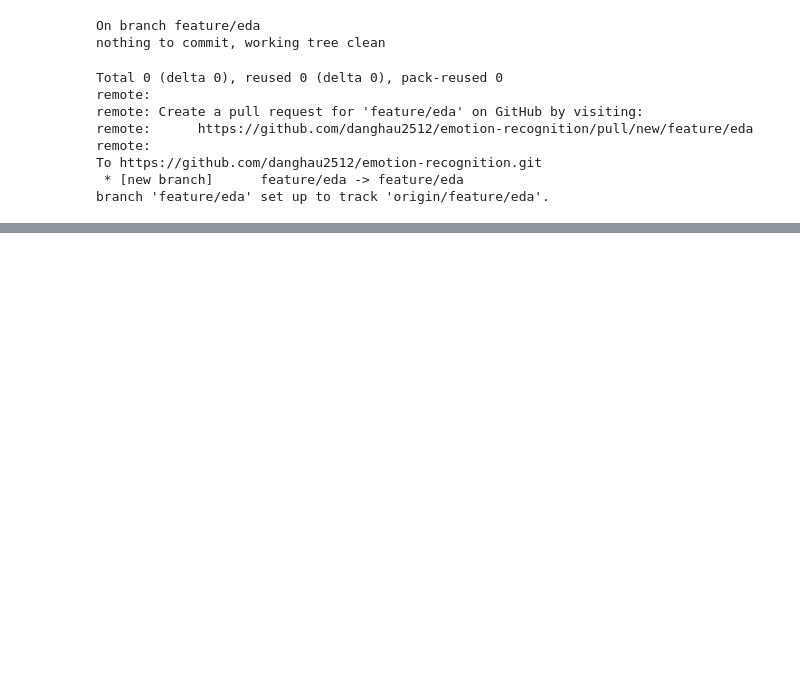
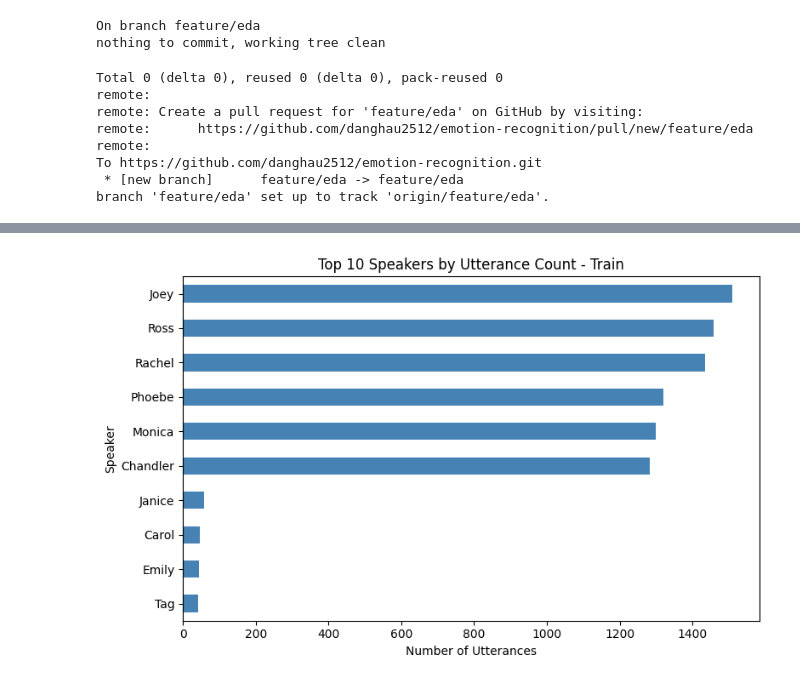
Before and after one commit to danghau2512/emotion-recognition, a Jupyter notebook: notebooks/01_EDA.ipynb, the cells around one changed output, grey strips where cells are left out. Saved outputs shown, nothing was run; the diff lists cells and outputs as text; code cells hidden in the pictures; blank space fills up the shorter version.

```diff
--- a/notebooks/01_EDA.ipynb
+++ b/notebooks/01_EDA.ipynb
@@ -389,0 +624,11 @@ branch 'feature/eda' set up to track 'origin/feature/eda'.
+# %%
+speaker_counts = train_df["Speaker"].value_counts()
+
+speaker_summary = pd.DataFrame({
+    "Count": speaker_counts,
+    "Percentage (%)": (speaker_counts / len(train_df) * 100).round(2)
+})
+
+print("Number of speakers in Train:", train_df["Speaker"].nunique())
+
+display(speaker_summary.head(10))
@@ -389,0 +649,15 @@ branch 'feature/eda' set up to track 'origin/feature/eda'.
+# %%
+speaker_counts.head(10).sort_values().plot(
+    kind="barh",
+    figsize=(8, 5),
+    color="steelblue"
+)
+
+plt.title("Top 10 Speakers by Utterance Count - Train")
+plt.xlabel("Number of Utterances")
+plt.ylabel("Speaker")
+
+plt.tight_layout()
+plt.show()
+# %% [output]
+[figure, added]
```
Also changed, not shown: parts of 46 cells of this notebook.
